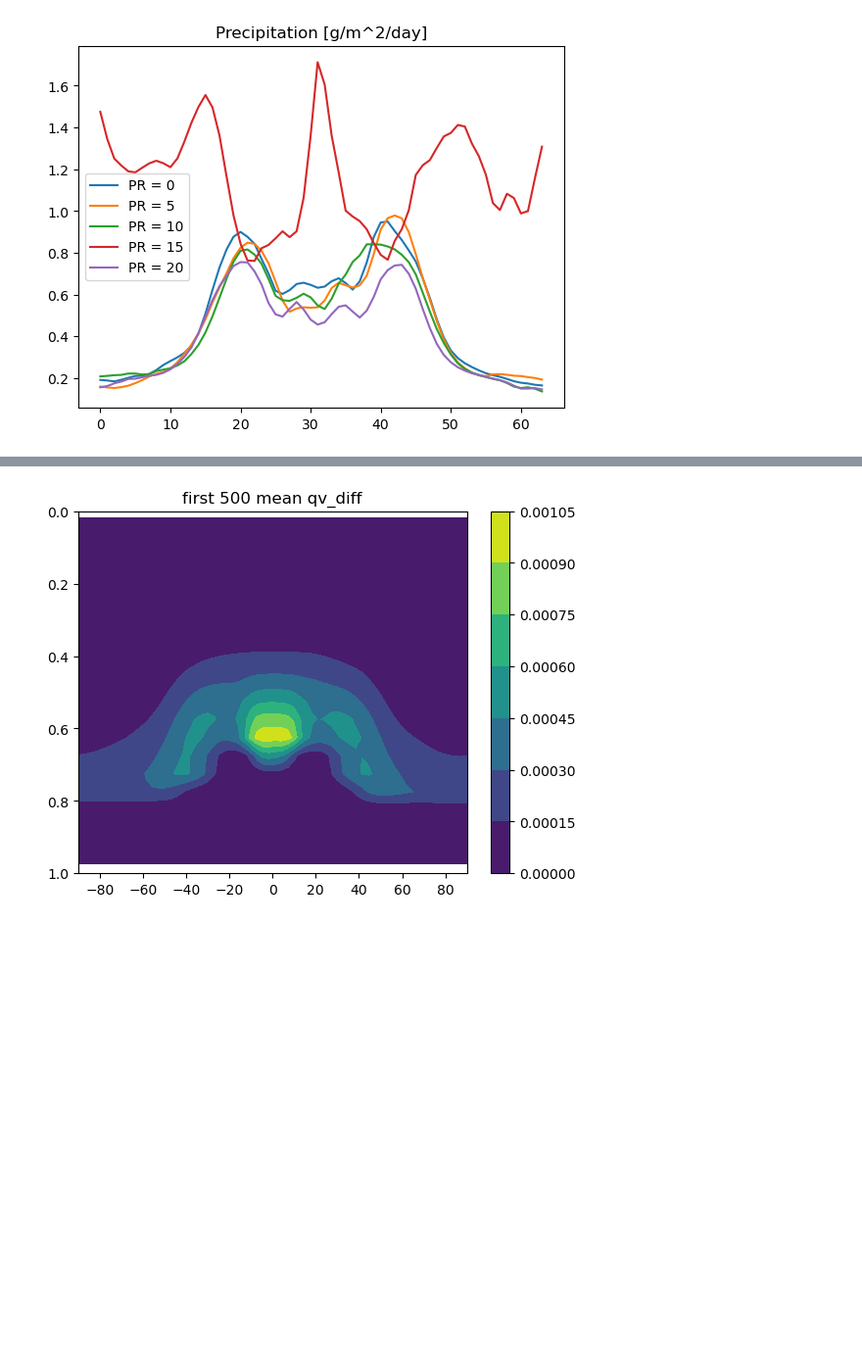
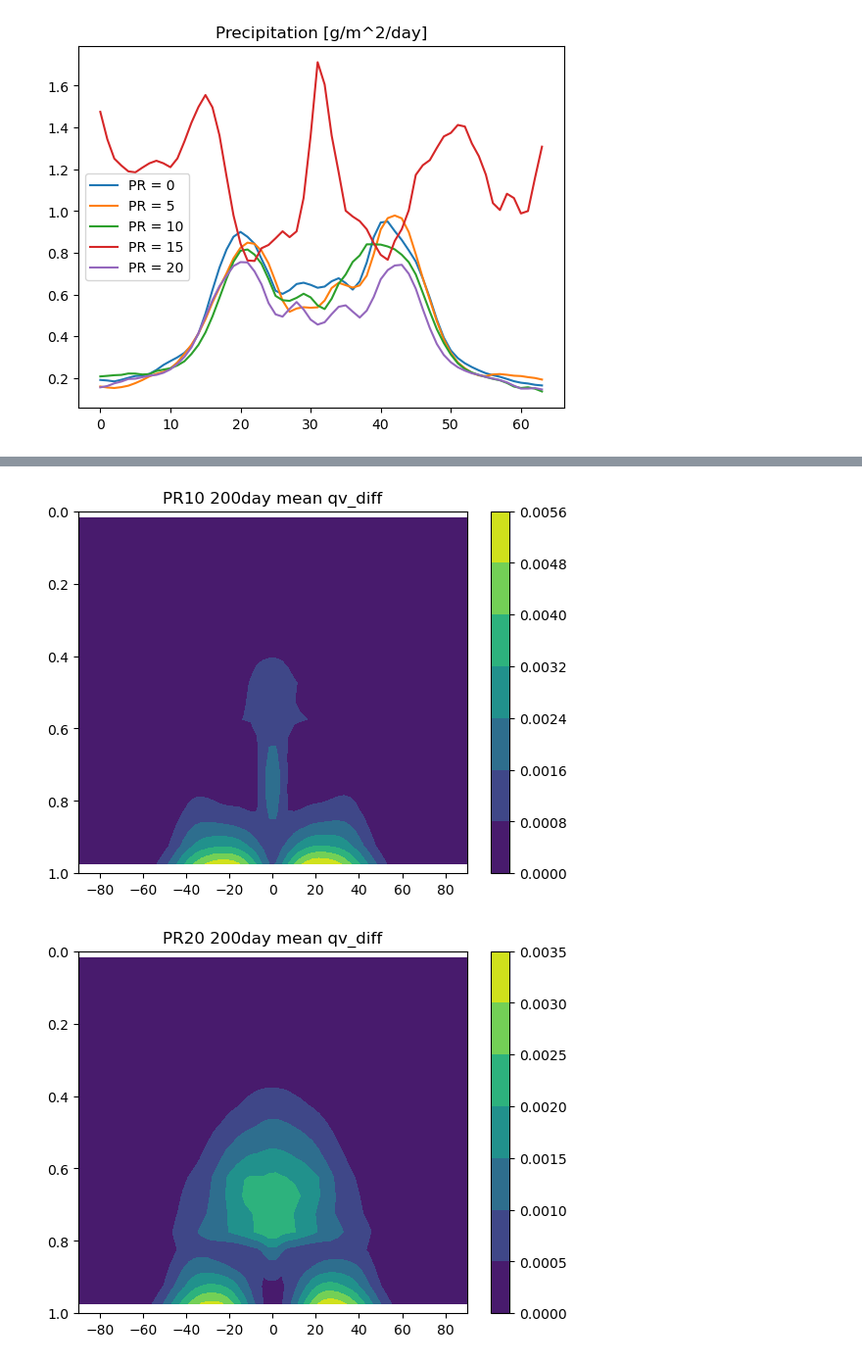
Before and after one commit to PeterChang1023/Dycore_Master, a Jupyter notebook: dycore/IdealizeSpetral.jl/exp/HSt42/check_spinupday.ipynb, the cells around one changed output, grey strips where cells are left out. Shown at 98% size. Drawn from its saved outputs; the diff is of its cells as text; code cells hidden in the pictures; blank space fills up the shorter version.

```diff
--- a/dycore/IdealizeSpetral.jl/exp/HSt42/check_spinupday.ipynb
+++ b/dycore/IdealizeSpetral.jl/exp/HSt42/check_spinupday.ipynb
@@ -449,6 +467,9 @@ qv_diff = dycore.qv_diff
 t = dycore.t
 Lv = 2.5 * 10**6
 Rv = 461
+grid_t_eq_ref = dycore.grid_t_eq_ref_xyzt
+grid_tracers_t_eq_ref = (0.622 * (611.12 * np.exp(Lv / Rv * (1. / 273.15 - 1. / grid_t_eq_ref)) )) / (p - 0.378 * (611.12 * np.exp(Lv / Rv * (1. / 273.15 - 1. / grid_t_eq_ref)) )) ######### 10/30 cc equation should use grid_t
+teq = dycore.t_eq
 
-w = np.nanmean(w_o[-100:], axis=(0,3))
-v = np.nanmean(v_o[-100:], axis=(0,3))
+w = np.nanmean(w_o[:], axis=(0,3))
+v = np.nanmean(v_o[:], axis=(0,3))
@@ -454,0 +509,11 @@ v = np.nanmean(v_o[-100:], axis=(0,3))
+# %%
+plt.figure(figsize=(8,6),dpi=100.)
+qv_ref = np.nanmean(grid_tracers_t_eq_ref, axis=(0,3))
+CS = plt.contourf(yy, sigma_mean2, qv_ref)
+
+plt.colorbar(CS)
+
+
+plt.ylim([1,0])
+plt.title("50day mean qv_ref (shading)")
+plt.show()
@@ -493,6 +560,6 @@ for jlat in range(1,64-1):
 
 psi_w = 0.5*(psi_w1 + psi_w2)
 ###
-qv_mean = np.nanmean(qv[-100:,:,:,:], axis=(0,3))
+qv_mean = np.nanmean(qv[:,:,:,:], axis=(0,3))
 ###
 # %%
@@ -513,13 +593,22 @@ plt.show()
 # %%
-plt.figure(dpi=100.)
-qv_diff_mean = np.nanmean(qv_diff[:500,:,:,:], axis=(0,3))
-# qv_diff_mean = np.nanmean(qv_diff[-100:,:,:,:], axis=(0,3))
+for i in range(10,40,10):
+    pr = i
+    file = f"PR{pr}_200day_test_ice_all.dat"
+    dycore = Dycore(file)
+    yy, sigma_mean2 = dycore.yy, dycore.sigma_mean2
 
-CS = plt.contourf(yy, sigma_mean2, qv_diff_mean)
-plt.colorbar(CS)
-plt.title("first 500 mean qv_diff")
+    qv_diff = dycore.qv_diff
 
-plt.ylim([1,0])
-plt.show()
+    plt.figure(dpi=100.)
+    qv_diff_mean = np.nanmean(qv_diff[:,:,:,:], axis=(0,3))
+    # qv_diff_mean = np.nanmean(qv_diff[-100:,:,:,:], axis=(0,3))
+
+    CS = plt.contourf(yy, sigma_mean2, qv_diff_mean)
+    plt.colorbar(CS)
+    plt.title(f"PR{pr} 200day mean qv_diff")
+
+    plt.ylim([1,0])
+    plt.show()
 # %% [output]
-[figure, old version]
+[figure, new version]
+[figure, added]
```
Also changed, not shown: parts of 16 cells of this notebook, 6 other files.
